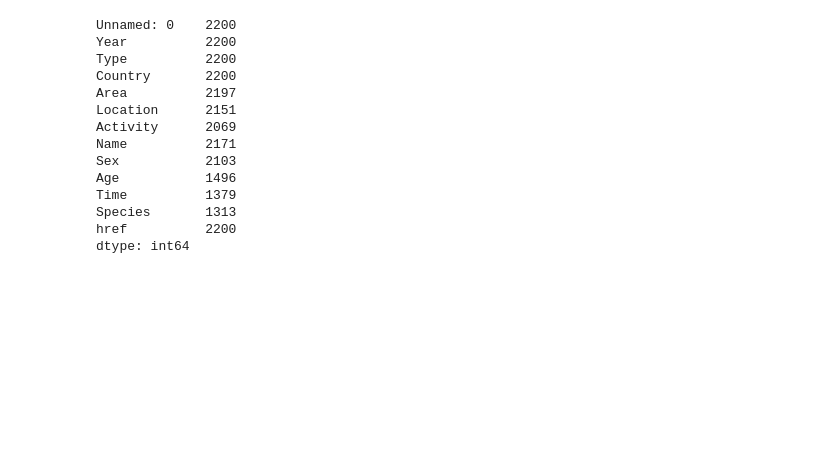
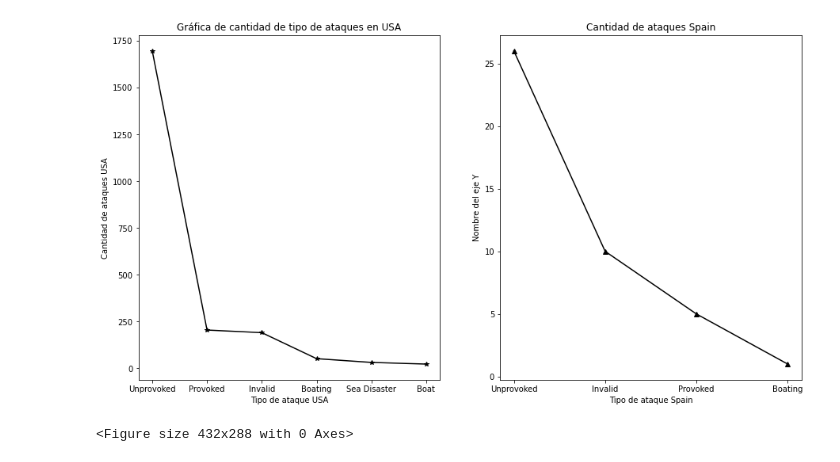
Before and after one commit to Adalab/DA-promo-A-module-2-pairprog-1-pair-3-Alicia-Olivia, a Jupyter notebook: VISUALIZACION/pair_programming_visualizacion_2.ipynb, the cells around one changed output. Saved outputs shown, nothing was run; the diff lists cells and outputs as text; code cells hidden in the pictures; blank space fills up the shorter version.

Commit message:
Pair Visualizacion2 terminado

```diff
--- a/VISUALIZACION/pair_programming_visualizacion_2.ipynb
+++ b/VISUALIZACION/pair_programming_visualizacion_2.ipynb
@@ -69,32 +26,40 @@ filtro_usa_spain.sample()
-# %%
-labels = lectura_attacks_copia['Type'].unique()
-y1 = lectura_attacks[(lectura_attacks['Country'] == 'USA')].count() #ataques usa
-y2 = lectura_attacks[(lectura_attacks['Country'] == 'SPAIN')] #ataques spain
-y1
-# x = np.arange(len(labels))
-# width = 0.35
-
-# fig, ax = plt.subplots()
-# rects1 = ax.bar(x - width/2, y1, width, label='Grupo A')
-# rects2 = ax.bar(x + width/2, y2, width, label='Grupo B')
-
-# ax.legend()
-
-# fig.tight_layout()
-
-# plt.show()
-# %% [output]
-Unnamed: 0    2200
-Year          2200
-Type          2200
-Country       2200
-Area          2197
-Location      2151
-Activity      2069
-Name          2171
-Sex           2103
-Age           1496
-Time          1379
-Species       1313
-href          2200
-dtype: int64
+# %%
+fig,ax = plt.subplots(1,2, figsize=(15,8))
+
+
+tabla_USA = lectura_attacks[lectura_attacks['Country'] == 'USA']
+tipo_USA = tabla_USA['Type'].value_counts().reset_index()
+tipo_USA= tipo_USA.rename({'index': 'tipo', 'Type': 'ataques_tipo'}, axis=1)
+
+x_u = tipo_USA['tipo']
+y_u= tipo_USA['ataques_tipo']
+
+
+tabla_SPAIN = lectura_attacks[lectura_attacks['Country'] == 'SPAIN']
+tipo_s = tabla_SPAIN['Type'].value_counts().reset_index()
+tipo_s = tipo_s.rename({'index': 'tipo1', 'Type': 'ataques_tipo1'}, axis=1)
+
+x_s= tipo_s['tipo1']
+y_s = tipo_s['ataques_tipo1']
+
+
+ax[0].plot(x_u, y_u, c= 'k', marker= '*' )
+ax[0].set_title('Gráfica de cantidad de tipo de ataques en USA')
+ax[0].set_xlabel('Tipo de ataque USA')
+ax[0].set_ylabel('Cantidad de ataques USA')
+
+
+
+ax[1].plot(x_s, y_s, c= 'k', marker ='^')
+ax[1].set_title('Cantidad de ataques Spain')
+ax[1].set_xlabel('Tipo de ataque Spain')
+ax[1].set_ylabel('Nombre del eje Y')
+
+
+plt.show()
+
+
+plt.savefig('Pair_V2_Ejercicio1_1.tiff')
+# %% [output]
+[figure, added]
+<Figure size 432x288 with 0 Axes>
```
Also changed, not shown: parts of 9 cells of this notebook, 3 other files.
